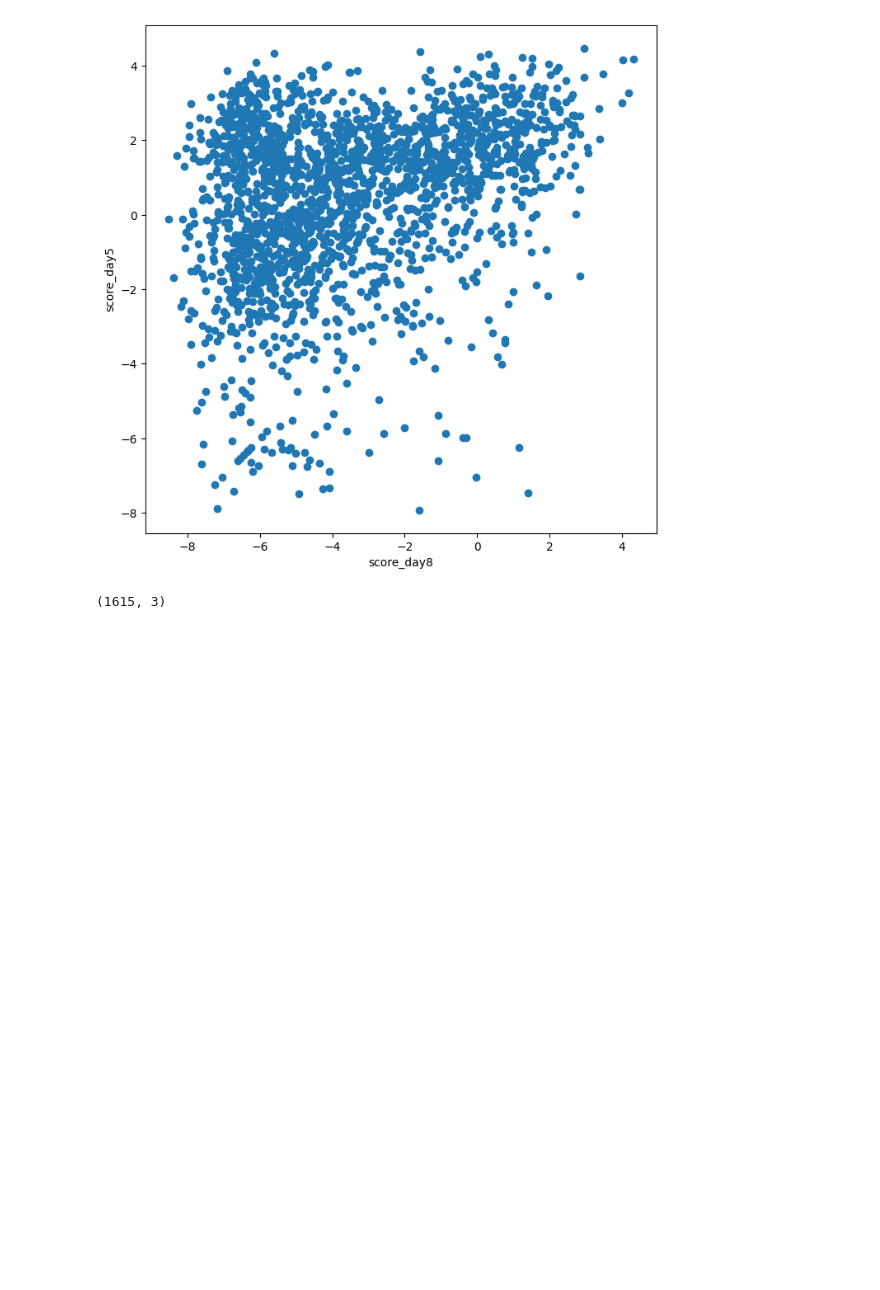
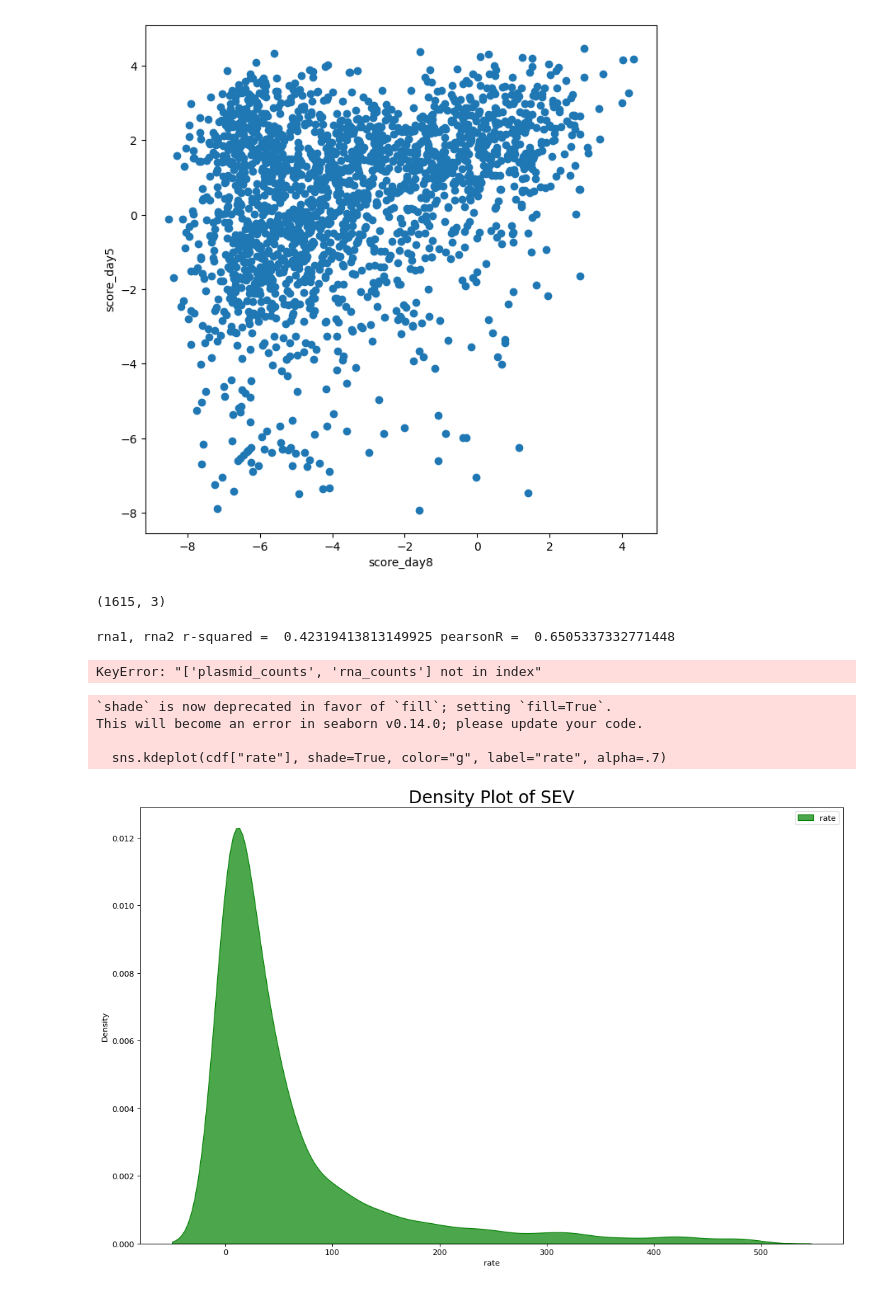
Before and after one commit to txdas/biotech, a Jupyter notebook: notebook/SEV_Promoter/1.preprocess.ipynb, the cells around one changed output. Drawn from its saved outputs; the diff is of its cells as text; code cells hidden in the pictures; blank space fills up the shorter version.

```diff
--- a/notebook/SEV_Promoter/1.preprocess.ipynb
+++ b/notebook/SEV_Promoter/1.preprocess.ipynb
@@ -135,3 +135,56 @@ plt.show()
 tdf.shape
 # %% [output]
 (1615, 3)
+# %%
+import numpy as np
+import pandas as pd
+import matplotlib.pyplot as plt
+import seaborn as sns
+from sklearn.model_selection import StratifiedShuffleSplit
+# 密度图
+datadir="/Users/john/Desktop/sev"
+name = "pl3-1-1"
+df1 = pd.read_csv(f"{datadir}/{name}_final.csv")
+
+train_df = pd.read_csv(f"{datadir}/dna240610_rna240611-1_train.csv")
+test_df = pd.read_csv(f"{datadir}/dna240610_rna240611-1_test.csv")
+df2 = pd.concat([train_df,test_df])
+# %%
+import pandas as pd
+import scipy.stats as stats
+from sklearn import preprocessing
+
+def r2(x,y):
+    slope, intercept, r_value, p_value, std_err = stats.linregress(x,y)
+    return r_value**2
+df1=df
+df1=df1[["seq","score"]].rename(columns={"score":"score1"})
+df2=df2[["seq","score"]].rename(columns={"score":"score2"})
+df = pd.merge(df1,df2,on="seq")
+r = r2(df["score1"],df["score2"])
+pr =  stats.pearsonr(df["score1"],df["score2"])
+print('rna1, rna2 r-squared = ', r, "pearsonR = ", pr[0])
+# %% [output]
+rna1, rna2 r-squared =  0.42319413813149925 pearsonR =  0.6505337332771448
+# %%
+df1=df1[["seq","plasmid_counts","rna_counts"]].rename(columns={"plasmid_counts":"plasmid_counts1","rna_counts":"rna_counts1"})
+df2=df2[["seq","plasmid_counts","rna_counts"]].rename(columns={"plasmid_counts":"plasmid_counts2","rna_counts":"rna_counts2"})
+df = pd.merge(df1,df2,on="seq")
+# %% [output]
+KeyError: "['plasmid_counts', 'rna_counts'] not in index"
+# %%
+df["rate"]=df["plasmid_counts2"]/df["plasmid_counts1"]
+# %%
+cdf =df[df["rate"]<500]
+plt.figure(figsize=(16,10), dpi= 80)
+sns.kdeplot(cdf["rate"], shade=True, color="g", label="rate", alpha=.7)
+# Decoration
+plt.title('Density Plot of SEV', fontsize=22)
+plt.legend()
+plt.show()
+# %% [output]
+`shade` is now deprecated in favor of `fill`; setting `fill=True`.
+This will become an error in seaborn v0.14.0; please update your code.
+
+  sns.kdeplot(cdf["rate"], shade=True, color="g", label="rate", alpha=.7)
+[figure, added]
```
Also changed, not shown: parts of 4 cells of this notebook, 18 other files.
